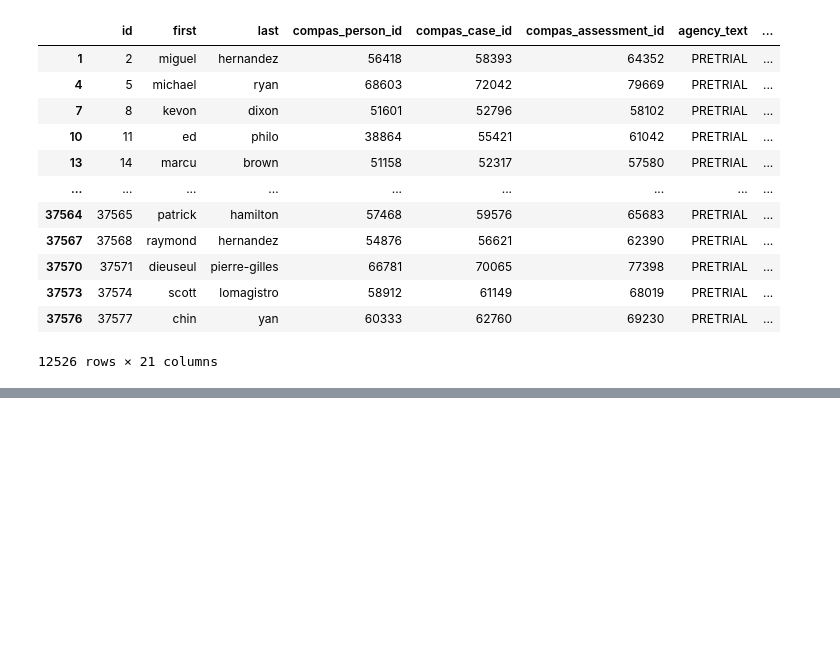
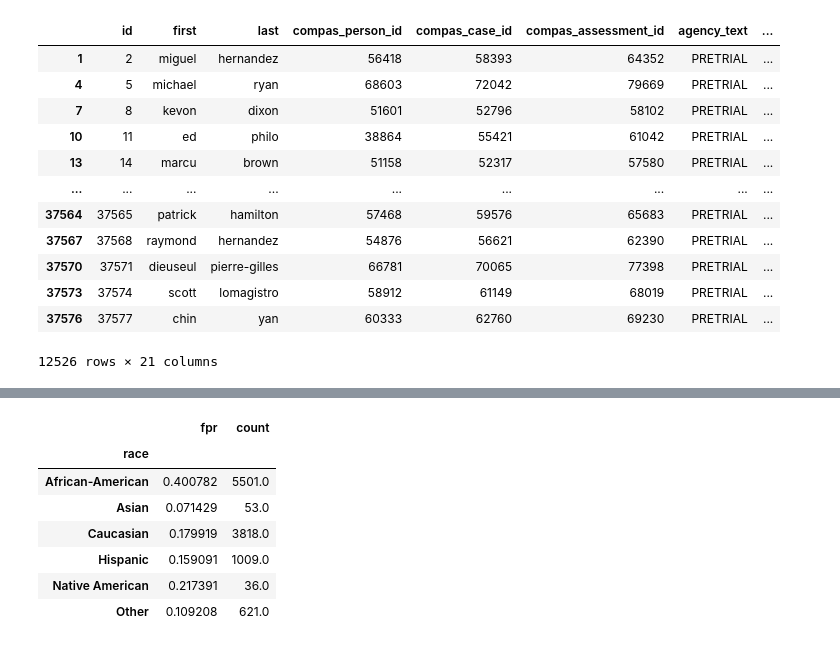
Before and after one commit to Innoccull/compas, a Jupyter notebook: compas analysis.ipynb, the cells around one changed output, grey strips where cells are left out. Cells and saved outputs as stored; diff of their text form; code cells hidden in the pictures; blank space fills up the shorter version.

```diff
--- a/compas analysis.ipynb
+++ b/compas analysis.ipynb
@@ -62,19 +111,37 @@ compas_rec_df
 #import fairlearn fairness assessment libraries
 
 from fairlearn.metrics import MetricFrame
-from fairlearn.metrics import count, false_positive_rate, selection_rate
-from sklearn.metrics import recall_score
+from fairlearn.metrics import count, false_positive_rate, true_positive_rate, equalized_odds_difference
 
+y_true = fairness_test_df['is_recid']
+y_pred = fairness_test_df['compas_pred']
+sf_data = fairness_test_df['race']
+
+#common metrics
 metrics = {
-    'tpr' : recall_score,
     'fpr' : false_positive_rate,
-    'sel' : selection_rate,
+    'tpr' : true_positive_rate,
     'count' : count
 }
 
-mf = MetricFrame(
+metric_frame = MetricFrame(
     metrics=metrics,
     y_true = y_true,
     y_pred = y_pred,
     sensitive_features = sf_data
 )
+
+
+#equalised odds
+eq_odds = equalized_odds_difference(y_true, y_pred,sensitive_features=sf_data)
+# %%
+metric_frame.by_group
+# %% [output]
+|  | fpr | count |
+| race |  |  |
+| African-American | 0.400782 | 5501.0 |
+| Asian | 0.071429 | 53.0 |
+| Caucasian | 0.179919 | 3818.0 |
+| Hispanic | 0.159091 | 1009.0 |
+| Native American | 0.217391 | 36.0 |
+| Other | 0.109208 | 621.0 |
```
Also changed, not shown: parts of 13 cells of this notebook, 1 other file.
